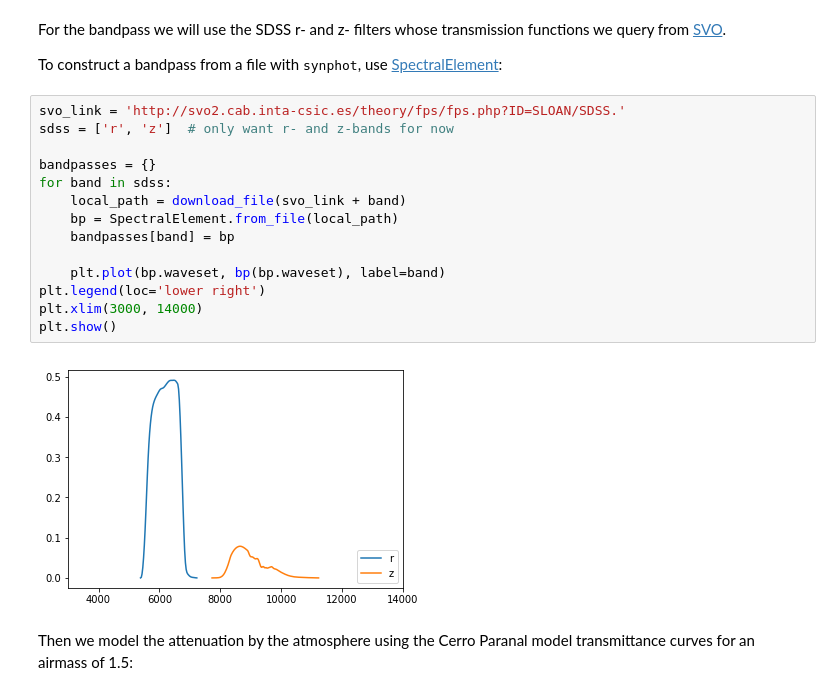
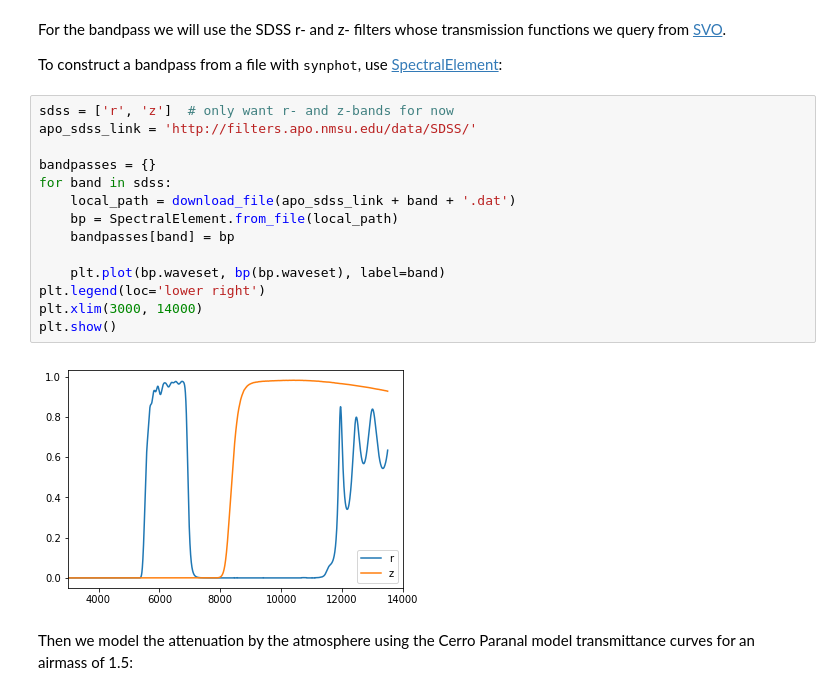
Before and after one commit to tcjansen/GSoC, a Jupyter notebook: observing_examples.ipynb, the cells around one changed output. Drawn from its saved outputs; the diff is of its cells as text.

```diff
--- a/observing_examples.ipynb
+++ b/observing_examples.ipynb
@@ -57,21 +77,21 @@ gain = 1.9  # the gain of this detector in e-/ADU
 For the bandpass we will use the SDSS r- and z- filters whose transmission functions we query from <a href="http://svo2.cab.inta-csic.es/theory/fps/index.php?mode=voservice">SVO</a>.
 <p>To construct a bandpass from a file with <tt>synphot</tt>, use <a href="https://synphot.readthedocs.io/en/latest/api/synphot.spectrum.SpectralElement.html#synphot.spectrum">SpectralElement</a>:</p>
 # %%
-svo_link = 'http://svo2.cab.inta-csic.es/theory/fps/fps.php?ID=SLOAN/SDSS.'
 sdss = ['r', 'z']  # only want r- and z-bands for now
+apo_sdss_link = 'http://filters.apo.nmsu.edu/data/SDSS/'
 
 bandpasses = {}
 for band in sdss:
-    local_path = download_file(svo_link + band)
+    local_path = download_file(apo_sdss_link + band + '.dat')
     bp = SpectralElement.from_file(local_path)
     bandpasses[band] = bp
 
     plt.plot(bp.waveset, bp(bp.waveset), label=band)
 plt.legend(loc='lower right')
 plt.xlim(3000, 14000)
 plt.show()
 # %% [output]
-[figure, old version]
+[figure, new version]
 # %% [markdown]
 Then we model the attenuation by the atmosphere using the Cerro Paranal model transmittance curves for an airmass of 1.5:
 # %%
```
Also changed, not shown: parts of 10 cells of this notebook, 5 other files.
